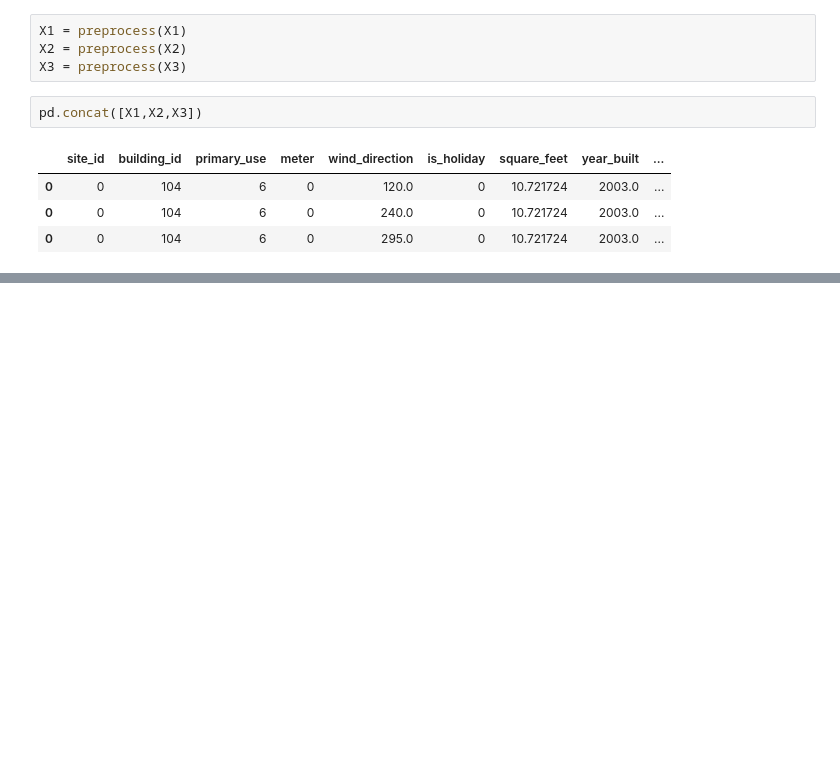
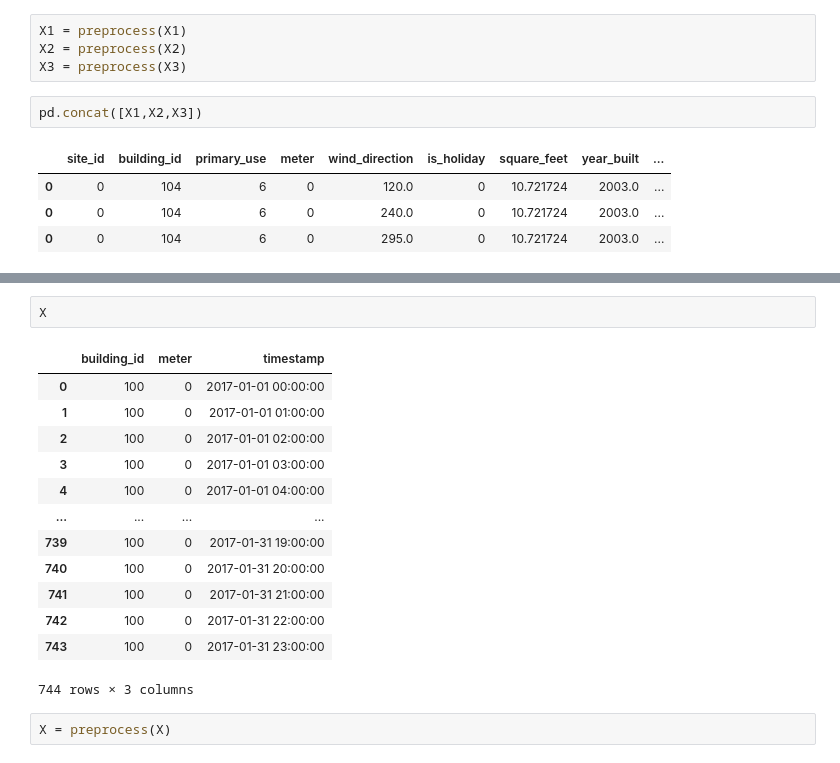
Before and after one commit to diego-faria-br/super_energy_predictor, a Jupyter notebook: notebooks/preprocessing_with_monthly prediction.ipynb, the cells around one changed output, grey strips where cells are left out. Saved outputs shown, nothing was run; the diff lists cells and outputs as text; blank space fills up the shorter version.

```diff
--- a/notebooks/preprocessing_with_monthly prediction.ipynb
+++ b/notebooks/preprocessing_with_monthly prediction.ipynb
@@ -140,0 +201,18 @@ pd.concat([X1,X2,X3])
+# %%
+X
+# %% [output]
+|  | building_id | meter | timestamp |
+| 0 | 100 | 0 | 2017-01-01 00:00:00 |
+| 1 | 100 | 0 | 2017-01-01 01:00:00 |
+| 2 | 100 | 0 | 2017-01-01 02:00:00 |
+| 3 | 100 | 0 | 2017-01-01 03:00:00 |
+| 4 | 100 | 0 | 2017-01-01 04:00:00 |
+| ... | ... | ... | ... |
+| 739 | 100 | 0 | 2017-01-31 19:00:00 |
+| 740 | 100 | 0 | 2017-01-31 20:00:00 |
+| 741 | 100 | 0 | 2017-01-31 21:00:00 |
+| 742 | 100 | 0 | 2017-01-31 22:00:00 |
+| 743 | 100 | 0 | 2017-01-31 23:00:00 |
+744 rows × 3 columns
+# %%
+X = preprocess(X)
```
Also changed, not shown: parts of 16 cells of this notebook, 1 other file.
